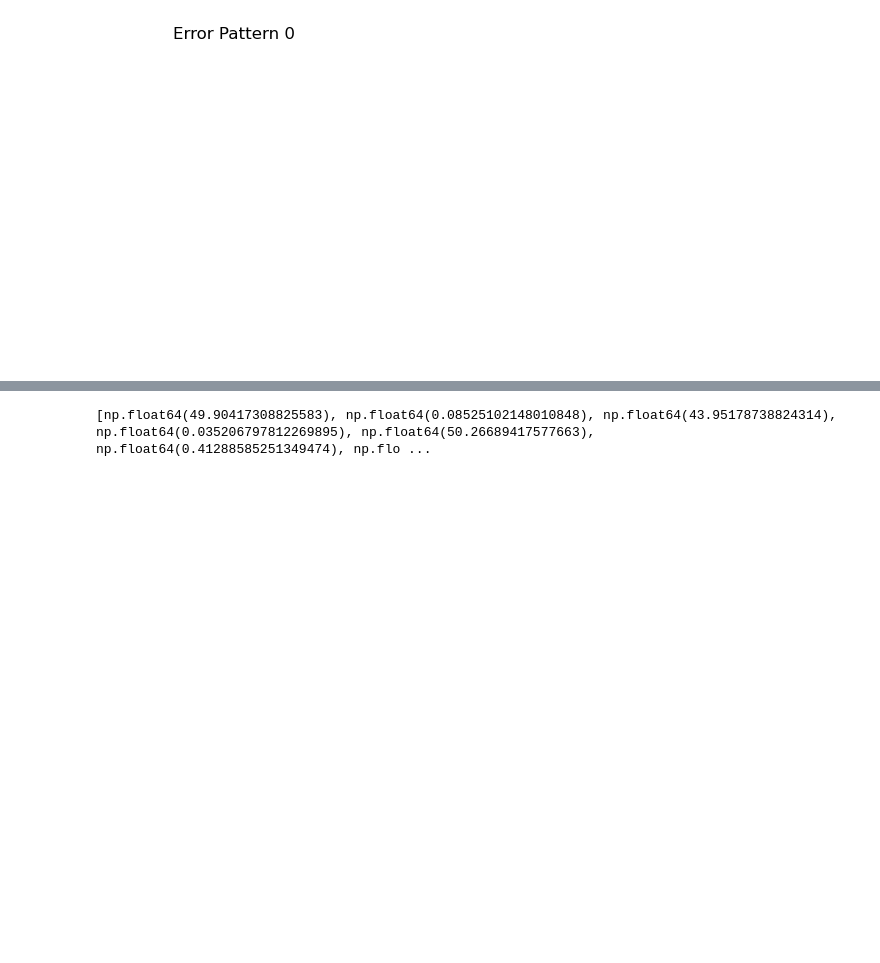
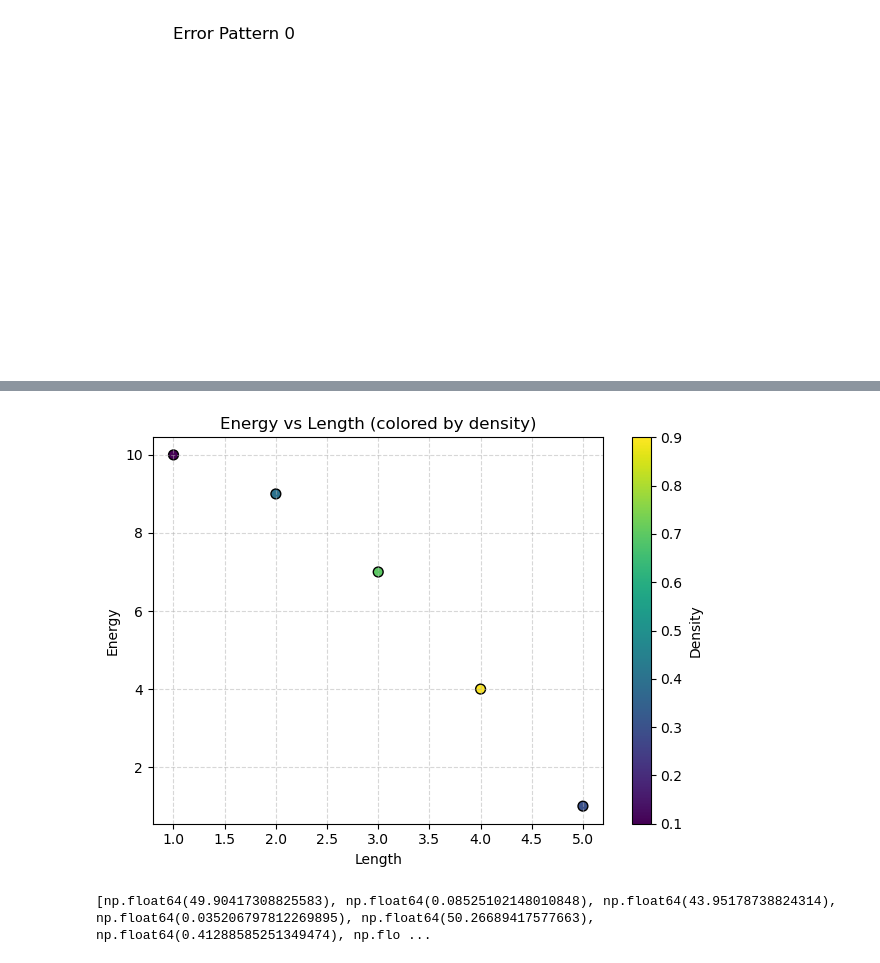
Before and after one commit to toM0dots/XYZ-color-code, a Jupyter notebook: XYZ_color_code/Optimal_decoder.ipynb, the cells around one changed output, grey strips where cells are left out. Cells and saved outputs as stored; diff of their text form; code cells hidden in the pictures; blank space fills up the shorter version.

```diff
--- a/XYZ_color_code/Optimal_decoder.ipynb
+++ b/XYZ_color_code/Optimal_decoder.ipynb
@@ -1048,3 +1184,37 @@ from matplotlib.animation import FuncAnimation, PillowWriter
+# %%
+import matplotlib.pyplot as plt
+import numpy as np
+
+# — your data —
+lengths  = np.array([1.0, 2.0, 3.0, 4.0, 5.0])
+energies = np.array([10,  9,   7,   4,   1  ])
+densities= np.array([0.1,0.4, 0.7,  0.9,  0.3])
+
+# — make the scatter —
+fig, ax = plt.subplots()
+sc = ax.scatter(
+    lengths,
+    energies,
+    c=densities,        # color by density
+    cmap='viridis',     # or any other matplotlib colormap
+    s=50,               # marker size
+    edgecolor='k',      # optional black border around markers
+)
+
+# — colorbar to show density scale —
+cbar = fig.colorbar(sc, ax=ax)
+cbar.set_label('Density')
+
+# — labels & styling —
+ax.set_xlabel('Length')
+ax.set_ylabel('Energy')
+ax.set_title('Energy vs Length (colored by density)')
+ax.grid(True, linestyle='--', alpha=0.5)
+
+plt.tight_layout()
+plt.show()
+# %% [output]
+[figure, added]
 # %%
 print(time_list)
 # %% [output]
```
Also changed, not shown: parts of 7 cells of this notebook, 12 other files.
